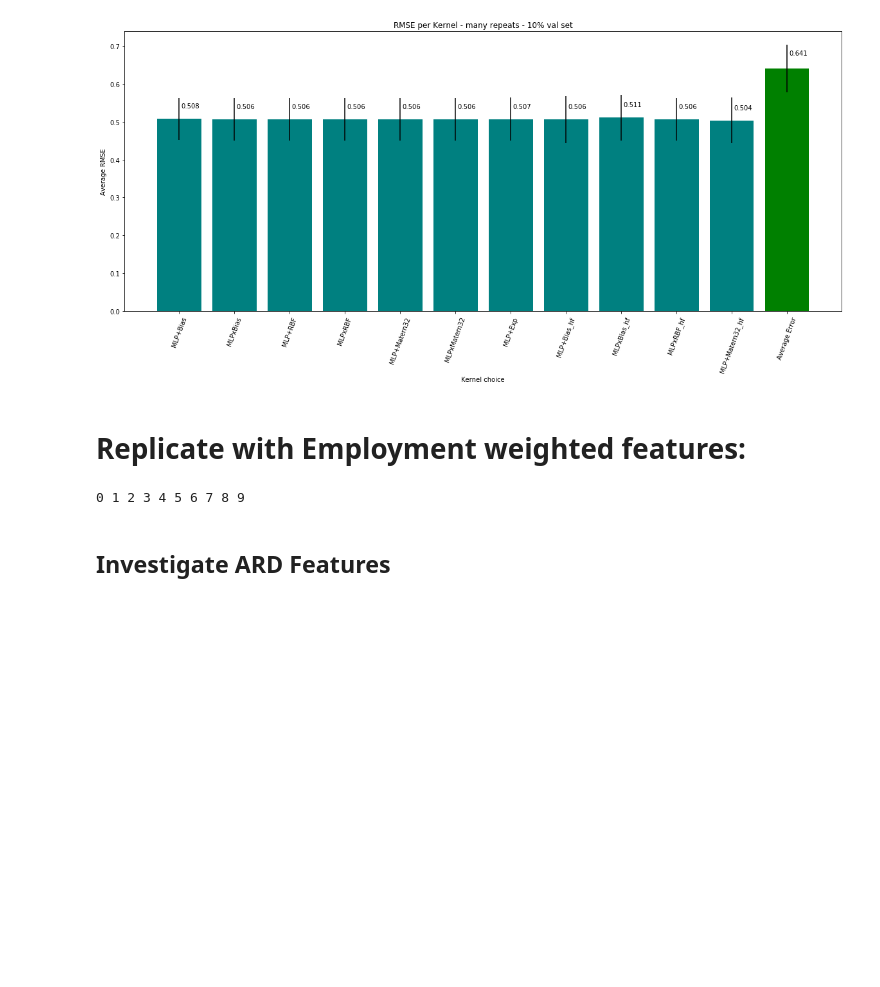
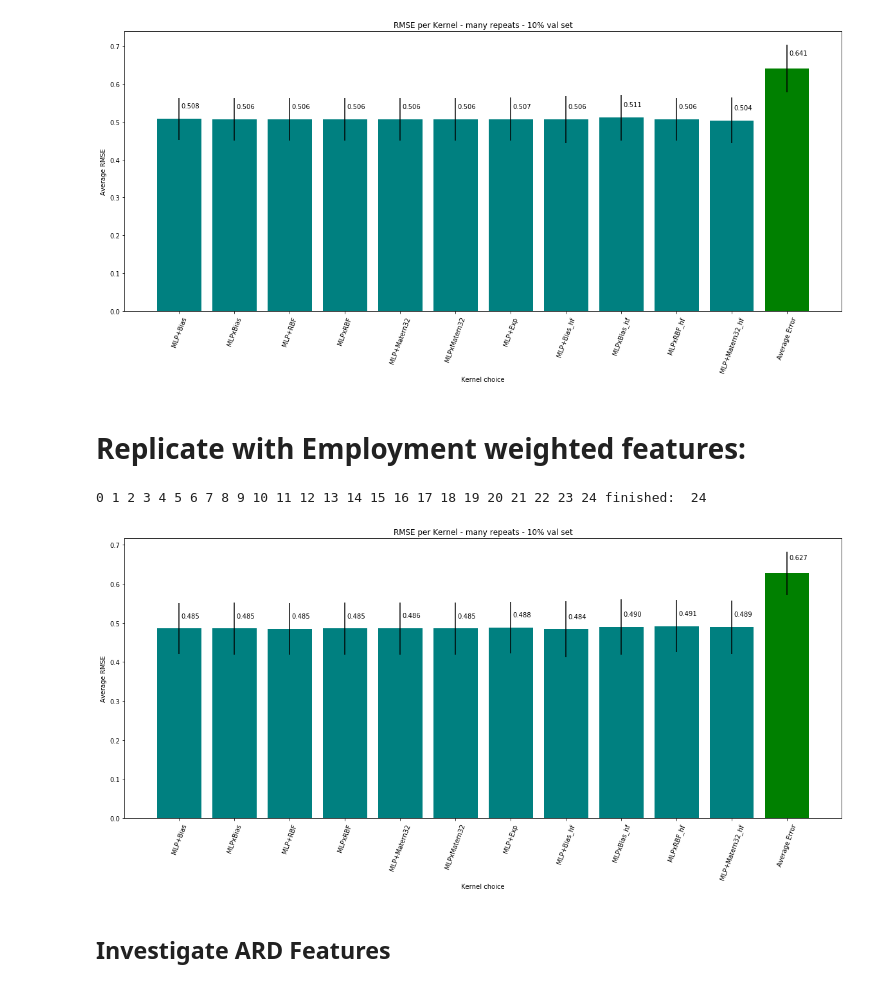
Before and after one commit to PDuckworth/FutureOf, a Jupyter notebook: FutureOfEmployment/GP_for_tasks_by_skills.ipynb, the cells around one changed output. Drawn from its saved outputs; the diff is of its cells as text; code cells hidden in the pictures; blank space fills up the shorter version.

```diff
--- a/FutureOfEmployment/GP_for_tasks_by_skills.ipynb
+++ b/FutureOfEmployment/GP_for_tasks_by_skills.ipynb
@@ -405,29 +411,30 @@ plot_bars(RMS_reps, 'RMSE per Kernel - many repeats - 10% val set', labels)
 # %% [markdown]
 # Replicate with Employment weighted features:
 # %%
-(X, test, y) = data_e
+(X, test, y) = data_o
 msk = [i for i in range(X.shape[0])]
 
-RMS_reps_e = []
+RMS_reps_o = []
 n_validation_set = int(np.floor(X.shape[0]*val_size))
 for rep in xrange(25):
     print rep,
     random.shuffle(msk)
 
     x_train = X.iloc[msk[n_validation_set:]][cols].as_matrix()
     x_valid = X.iloc[msk[:n_validation_set]][cols].as_matrix()
 
     y_train = y.values[msk[n_validation_set:]].reshape(x_train.shape[0], 1)
     y_valid = y.values[msk[:n_validation_set]].reshape(n_validation_set, 1)
 
     reg = xrange(0,7)
     hetro = [0,1,3,4]
-    RMS_reps_e.append(evaluate_models(x_train, y_train, x_valid, y_valid, reg, hetro))
+    RMS_reps_o.append(evaluate_models(x_train, y_train, x_valid, y_valid, reg, hetro))
 print "finished: ", rep
 labels = [all_labels[j] for j in reg] + [all_labels[j]+"_hf" for j in hetro] + ["Average Error"]
-plot_bars(RMS_reps_e, 'RMSE per Kernel - many repeats - 10% val set', labels)
+plot_bars(RMS_reps_o, 'RMSE per Kernel - many repeats - 10% val set', labels)
 # %% [output]
-0 1 2 3 4 5 6 7 8 9
+0 1 2 3 4 5 6 7 8 9 10 11 12 13 14 15 16 17 18 19 20 21 22 23 24 finished:  24
+[figure, added]
 # %% [markdown]
 ## Investigate ARD Features
 # %%
```
Also changed, not shown: parts of 11 cells of this notebook, 1 other file.
